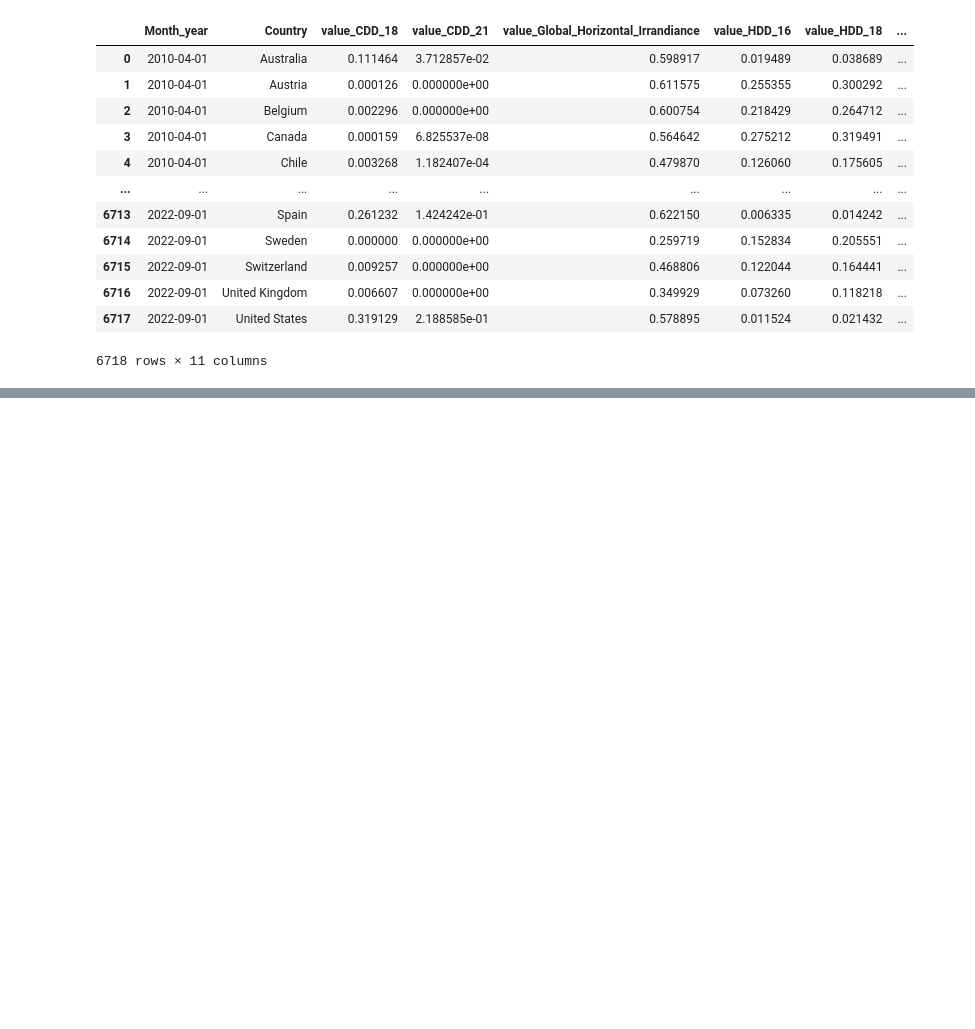
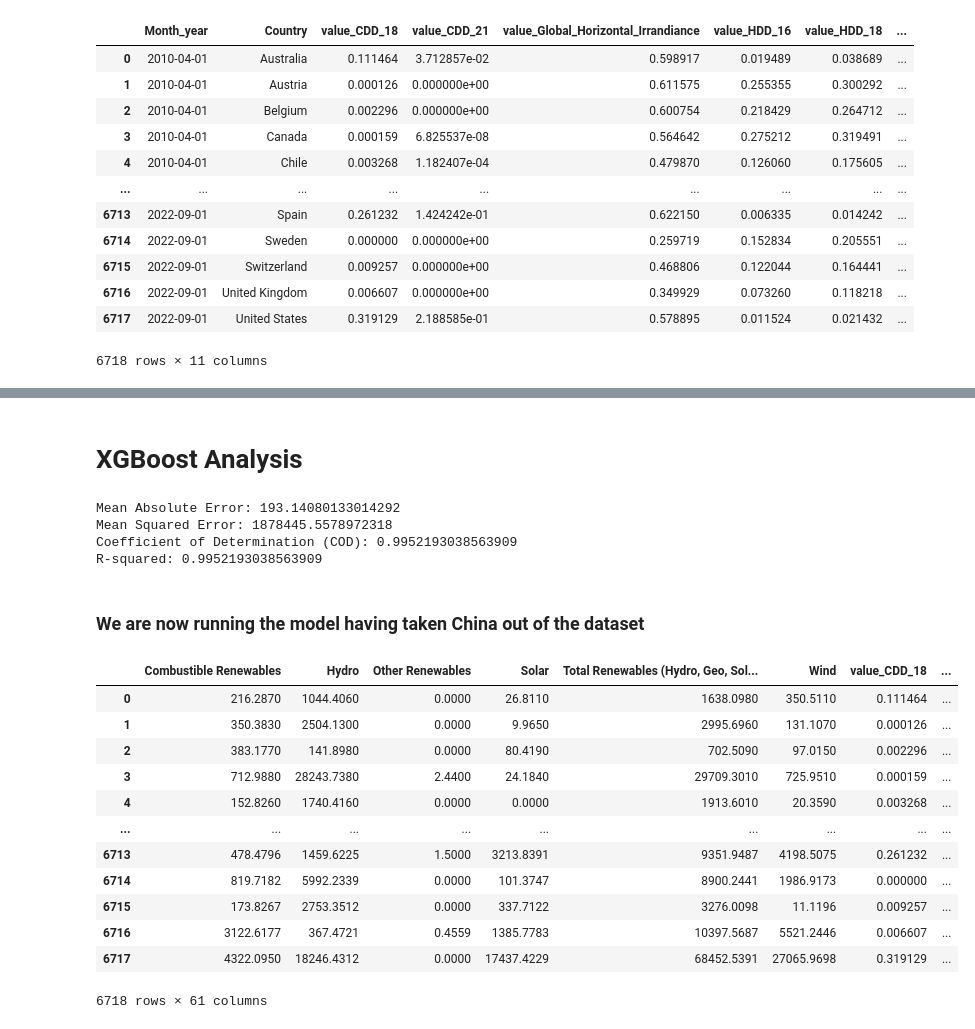
Before and after one commit to VonRiecken/Power-Predict, a Jupyter notebook: notebooks/weather_extraction_20231201.ipynb, the cells around one changed output, grey strips where cells are left out. Drawn from its saved outputs; the diff is of its cells as text; code cells hidden in the pictures; blank space fills up the shorter version.

```diff
--- a/notebooks/weather_extraction_20231201.ipynb
+++ b/notebooks/weather_extraction_20231201.ipynb
@@ -901,0 +1069,2 @@ print(f'Mean Squared Error on Validation Set: {mse_val}')
+# %% [markdown]
+# XGBoost Analysis
@@ -901,0 +1079,58 @@ print(f'Mean Squared Error on Validation Set: {mse_val}')
+# %%
+import xgboost as xgb
+
+##X = pd.get_dummies(final, columns=categorical_columns, drop_first=True)
+
+y = final['total target (wind, solar, hydro)']
+
+# Split the data into training and testing sets
+X_train, X_test, y_train, y_test = train_test_split(X, y, test_size=0.2, random_state=42)
+
+# XGBoost model
+model = xgb.XGBRegressor(objective='reg:squarederror', random_state=42)
+
+# Fit
+model.fit(X_train, y_train)
+
+# predict testing data
+y_pred = model.predict(X_test)
+
+mae = mean_absolute_error(y_test, y_pred)
+cod = r2_score(y_test, y_pred)
+r2 = r2_score(y_test, y_pred)
+mse = mean_squared_error(y_test, y_pred)
+
+
+print(f'Mean Absolute Error: {mae}')
+print(f'Mean Squared Error: {mse}')
+print(f'Coefficient of Determination (COD): {cod}')
+print(f'R-squared: {r2}')
+# %% [output]
+Mean Absolute Error: 193.14080133014292
+Mean Squared Error: 1878445.5578972318
+Coefficient of Determination (COD): 0.9952193038563909
+R-squared: 0.9952193038563909
+# %% [markdown]
+### We are now running the model having taken China out of the dataset
+# %%
+#categorical columns
+categorical_columns = final.select_dtypes(include=['object']).columns
+
+#one-hot encoding to categorical columns
+X = pd.get_dummies(final, columns=categorical_columns, drop_first=True)
+X = X.drop(columns=['Month_year'])
+X
+# %% [output]
+|  | Combustible Renewables | Hydro | Other Renewables | Solar | Total Renewables (Hydro, Geo, Sol... | Wind | value_CDD_18 | ... |
+| 0 | 216.2870 | 1044.4060 | 0.0000 | 26.8110 | 1638.0980 | 350.5110 | 0.111464 | ... |
+| 1 | 350.3830 | 2504.1300 | 0.0000 | 9.9650 | 2995.6960 | 131.1070 | 0.000126 | ... |
+| 2 | 383.1770 | 141.8980 | 0.0000 | 80.4190 | 702.5090 | 97.0150 | 0.002296 | ... |
+| 3 | 712.9880 | 28243.7380 | 2.4400 | 24.1840 | 29709.3010 | 725.9510 | 0.000159 | ... |
+| 4 | 152.8260 | 1740.4160 | 0.0000 | 0.0000 | 1913.6010 | 20.3590 | 0.003268 | ... |
+| ... | ... | ... | ... | ... | ... | ... | ... | ... |
+| 6713 | 478.4796 | 1459.6225 | 1.5000 | 3213.8391 | 9351.9487 | 4198.5075 | 0.261232 | ... |
+| 6714 | 819.7182 | 5992.2339 | 0.0000 | 101.3747 | 8900.2441 | 1986.9173 | 0.000000 | ... |
+| 6715 | 173.8267 | 2753.3512 | 0.0000 | 337.7122 | 3276.0098 | 11.1196 | 0.009257 | ... |
+| 6716 | 3122.6177 | 367.4721 | 0.4559 | 1385.7783 | 10397.5687 | 5521.2446 | 0.006607 | ... |
+| 6717 | 4322.0950 | 18246.4312 | 0.0000 | 17437.4229 | 68452.5391 | 27065.9698 | 0.319129 | ... |
+6718 rows × 61 columns
```
Also changed, not shown: parts of 18 cells of this notebook, 2 other files.
